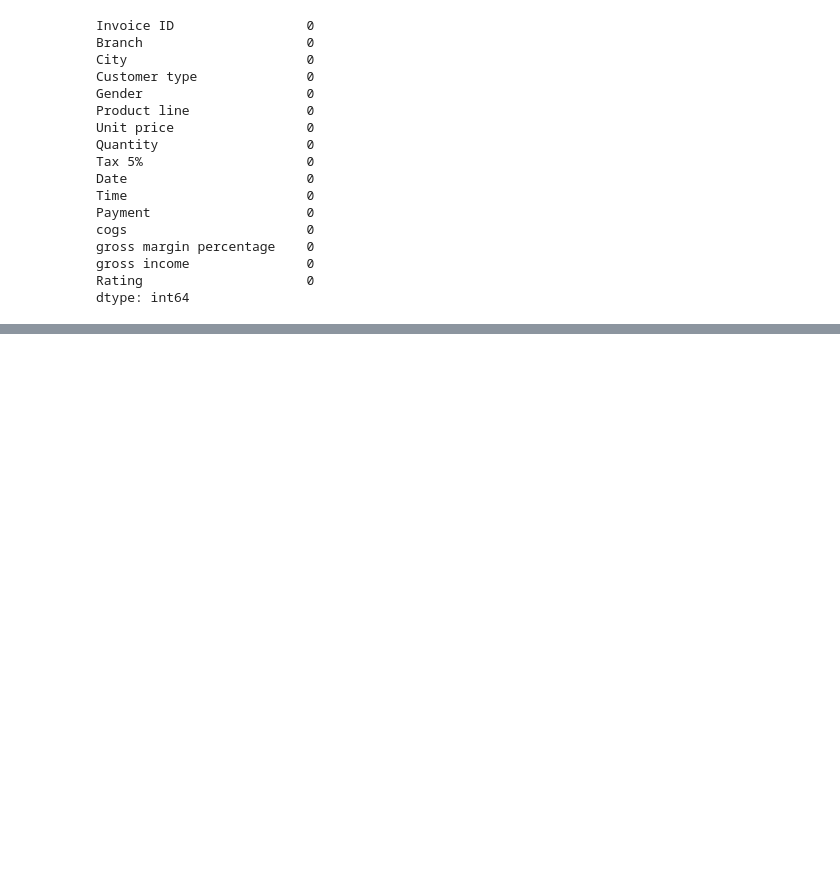
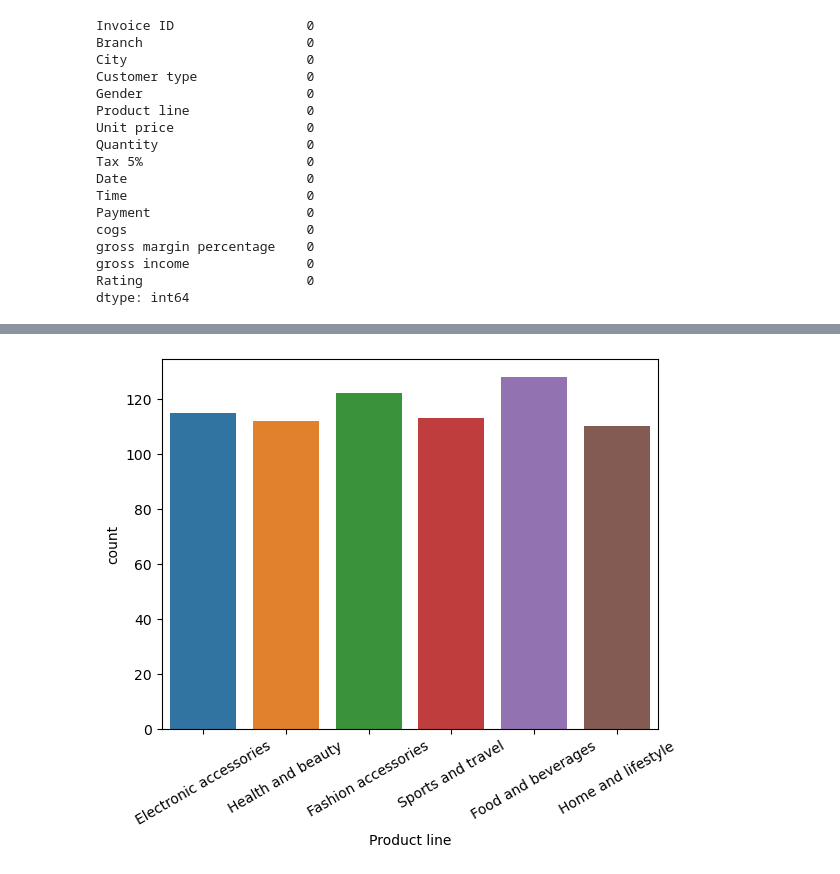
Before and after one commit to h-sutiwas/personal-project, a Jupyter notebook: Sales Retail/analysis.ipynb, the cells around one changed output, grey strips where cells are left out. Saved outputs shown, nothing was run; the diff lists cells and outputs as text; code cells hidden in the pictures; blank space fills up the shorter version.

```diff
--- a/Sales Retail/analysis.ipynb
+++ b/Sales Retail/analysis.ipynb
@@ -153,0 +163,5 @@ sns.boxplot(data=X_train_copy, y="Unit price", ax=ax[1])
+# %%
+sns.countplot(data=X_train_copy, x="Product line")
+plt.xticks(rotation=30);
+# %% [output]
+[figure, added]
```
Also changed, not shown: parts of 9 cells of this notebook.
